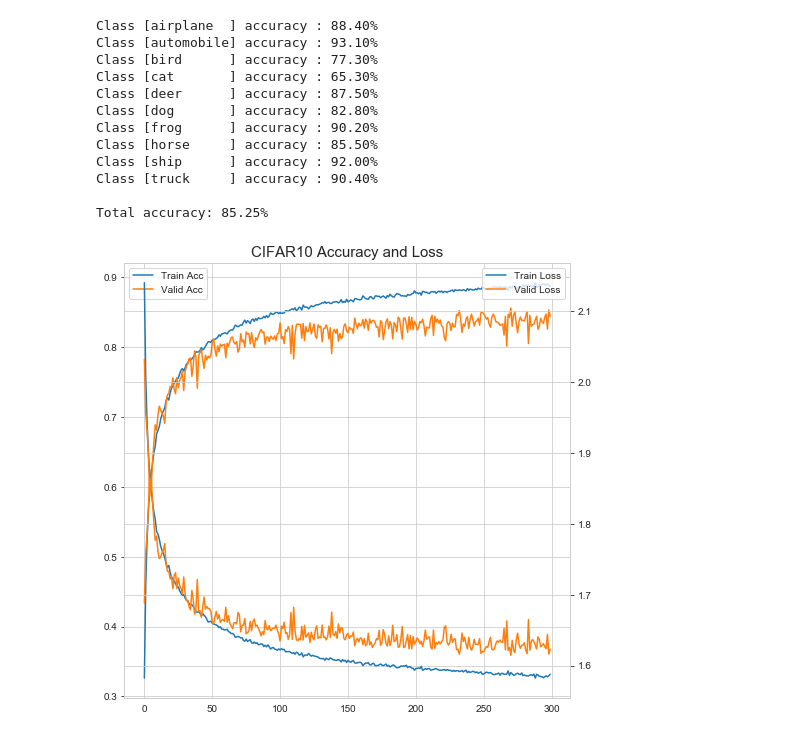
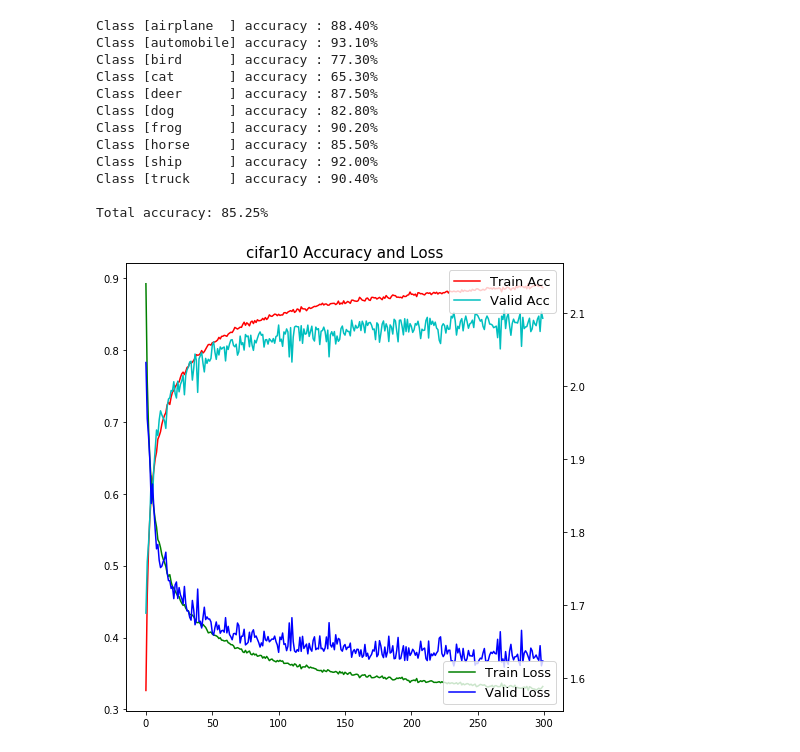
Before and after one commit to TooTouch/WhiteBox-Part1, a Jupyter notebook: notebook/[Evaluation] - Model Performance.ipynb, the cells around one changed output. Cells and saved outputs as stored; diff of their text form; code cells hidden in the pictures.

````diff
--- a/notebook/[Evaluation] - Model Performance.ipynb
+++ b/notebook/[Evaluation] - Model Performance.ipynb
@@ -8,25 +8,16 @@ This notebook will check the results of your assessment of MNIST and CIFAR10 as
 > python main.py
 ```
 # %%
-import torch
-from torch.utils.data import DataLoader
-import torchvision.transforms as transforms
-import torchvision.datasets as dset
-
 import numpy as np
 import sys
-import os
 import json
 sys.path.append('../code')
 
-from dataload import mnist_load, cifar10_load
 from model import SimpleCNN
+from utils import calc_accuracy
+from visualization import visualize_trainlogs
 
-import matplotlib.pyplot as plt
-import seaborn as sns
-sns.set_style('whitegrid')
-
-device = 'cuda' if torch.cuda.is_available() else 'cpu'
+device = 'cuda'
 # %% [markdown]
 # Model Load
 # %%
@@ -199,9 +156,11 @@ Class [truck     ] accuracy : 90.40%
 
 Total accuracy: 85.25%
 # %%
-loss_acc_plot(train=cifar10_simplecnn_logs['train'][0],
-              valid=cifar10_simplecnn_logs['validation'][0],
-              width=8, height=8,
-              title='CIFAR10 Accuracy and Loss')
+visualize_trainlogs(train=cifar10_simplecnn_logs['train'][0],
+                    valid=cifar10_simplecnn_logs['validation'][0],
+                    title='cifar10 Accuracy and Loss',
+                    savedir='../images/results/cifar10_acc_loss_plot.png',
+                    size=(7,7),
+                    fontsize=15)
 # %% [output]
-[figure, old version]
+[figure, new version]
````
Also changed, not shown: parts of 8 cells of this notebook, 7 other files.
